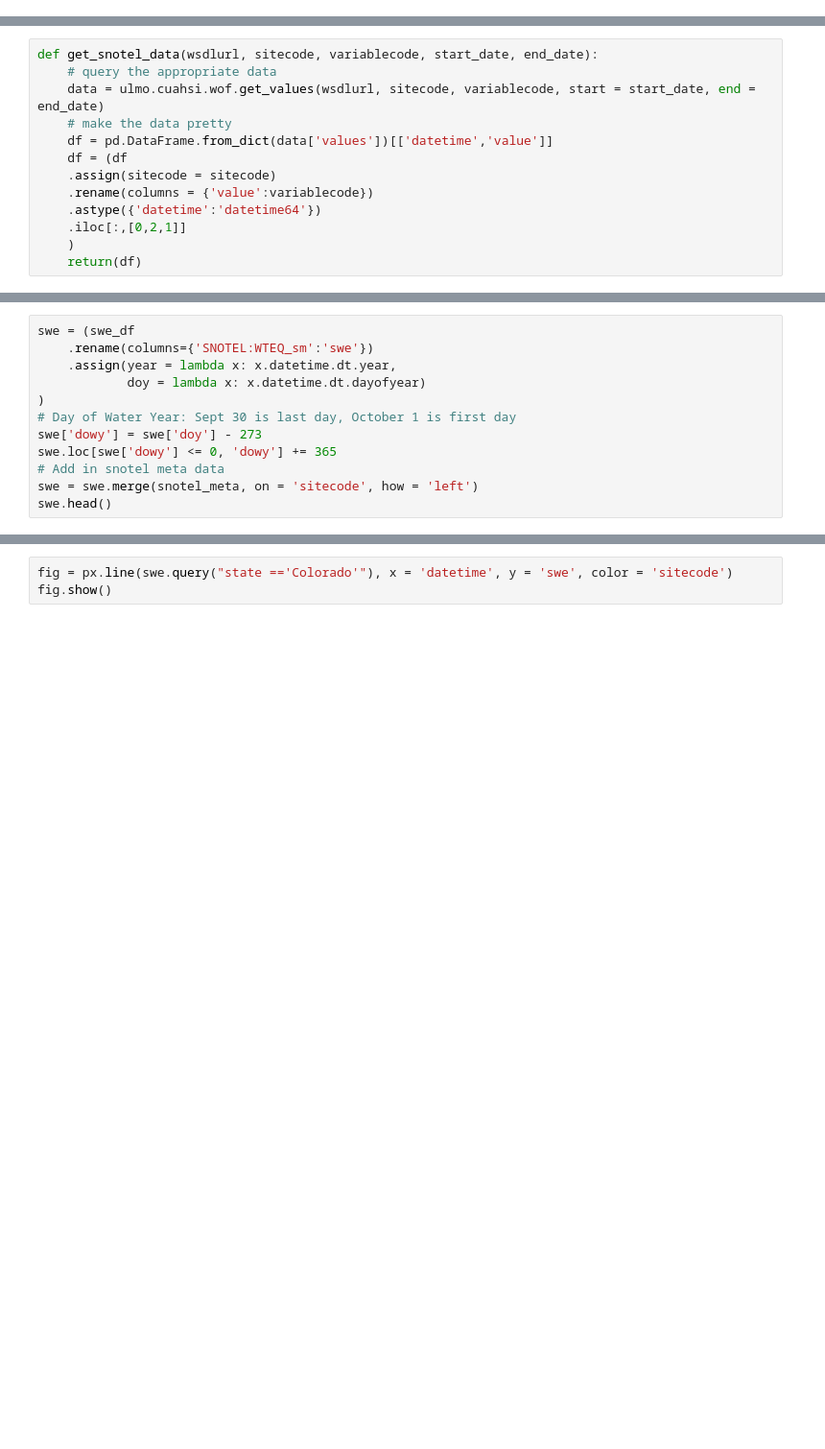
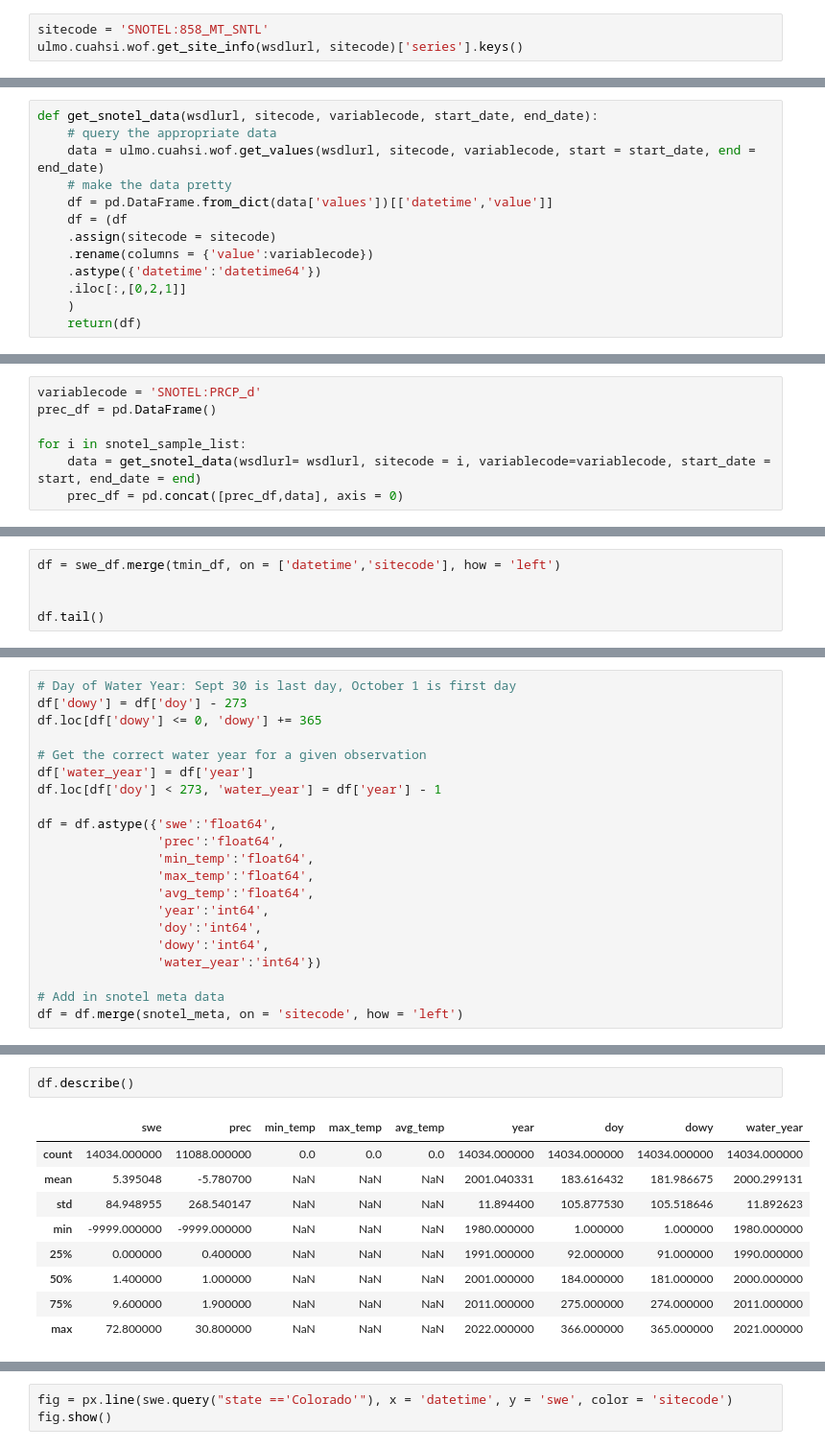
Before and after one commit to alexdparker/datascience, a Jupyter notebook: snotel.ipynb, the cells around one changed output, grey strips where cells are left out. Shown at 96% size. Drawn from its saved outputs; the diff is of its cells as text; blank space fills up the shorter version.

```diff
--- a/snotel.ipynb
+++ b/snotel.ipynb
@@ -95,0 +119,3 @@ snotel_sample
+# %%
+sitecode = 'SNOTEL:858_MT_SNTL'
+ulmo.cuahsi.wof.get_site_info(wsdlurl, sitecode)['series'].keys()
@@ -126,0 +170,7 @@ for i in snotel_sample_list:
+# %%
+variablecode = 'SNOTEL:PRCP_d'
+prec_df = pd.DataFrame()
+
+for i in snotel_sample_list:
+    data = get_snotel_data(wsdlurl= wsdlurl, sitecode = i, variablecode=variablecode, start_date = start, end_date = end)
+    prec_df = pd.concat([prec_df,data], axis = 0)
@@ -126,0 +229,5 @@ for i in snotel_sample_list:
+# %%
+df = swe_df.merge(tmin_df, on = ['datetime','sitecode'], how = 'left')
+
+
+df.tail()
@@ -127,12 +253,21 @@ for i in snotel_sample_list:
 # %%
-swe = (swe_df
-    .rename(columns={'SNOTEL:WTEQ_sm':'swe'})
-    .assign(year = lambda x: x.datetime.dt.year,
-            doy = lambda x: x.datetime.dt.dayofyear)
-)
 # Day of Water Year: Sept 30 is last day, October 1 is first day
-swe['dowy'] = swe['doy'] - 273
-swe.loc[swe['dowy'] <= 0, 'dowy'] += 365
+df['dowy'] = df['doy'] - 273
+df.loc[df['dowy'] <= 0, 'dowy'] += 365
+
+# Get the correct water year for a given observation
+df['water_year'] = df['year']
+df.loc[df['doy'] < 273, 'water_year'] = df['year'] - 1
+
+df = df.astype({'swe':'float64',
+                'prec':'float64',
+                'min_temp':'float64',
+                'max_temp':'float64',
+                'avg_temp':'float64',
+                'year':'int64',
+                'doy':'int64',
+                'dowy':'int64',
+                'water_year':'int64'})
+
 # Add in snotel meta data
-swe = swe.merge(snotel_meta, on = 'sitecode', how = 'left')
-swe.head()
+df = df.merge(snotel_meta, on = 'sitecode', how = 'left')
@@ -155,0 +283,12 @@ swe.head()
+# %%
+df.describe()
+# %% [output]
+|  | swe | prec | min_temp | max_temp | avg_temp | year | doy | dowy | water_year |
+| count | 14034.000000 | 11088.000000 | 0.0 | 0.0 | 0.0 | 14034.000000 | 14034.000000 | 14034.000000 | 14034.000000 |
+| mean | 5.395048 | -5.780700 | NaN | NaN | NaN | 2001.040331 | 183.616432 | 181.986675 | 2000.299131 |
+| std | 84.948955 | 268.540147 | NaN | NaN | NaN | 11.894400 | 105.877530 | 105.518646 | 11.892623 |
+| min | -9999.000000 | -9999.000000 | NaN | NaN | NaN | 1980.000000 | 1.000000 | 1.000000 | 1980.000000 |
+| 25% | 0.000000 | 0.400000 | NaN | NaN | NaN | 1991.000000 | 92.000000 | 91.000000 | 1990.000000 |
+| 50% | 1.400000 | 1.000000 | NaN | NaN | NaN | 2001.000000 | 184.000000 | 181.000000 | 2000.000000 |
+| 75% | 9.600000 | 1.900000 | NaN | NaN | NaN | 2011.000000 | 275.000000 | 274.000000 | 2011.000000 |
+| max | 72.800000 | 30.800000 | NaN | NaN | NaN | 2022.000000 | 366.000000 | 365.000000 | 2021.000000 |
```
Also changed, not shown: parts of 38 cells of this notebook, 1 other file.
